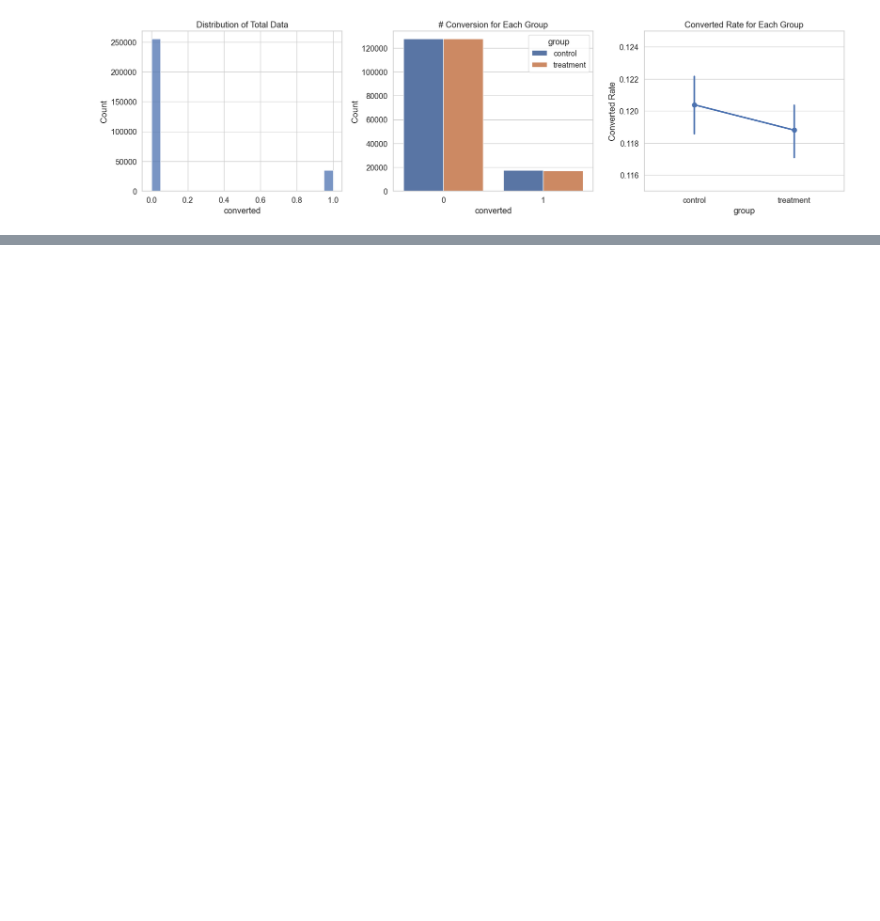
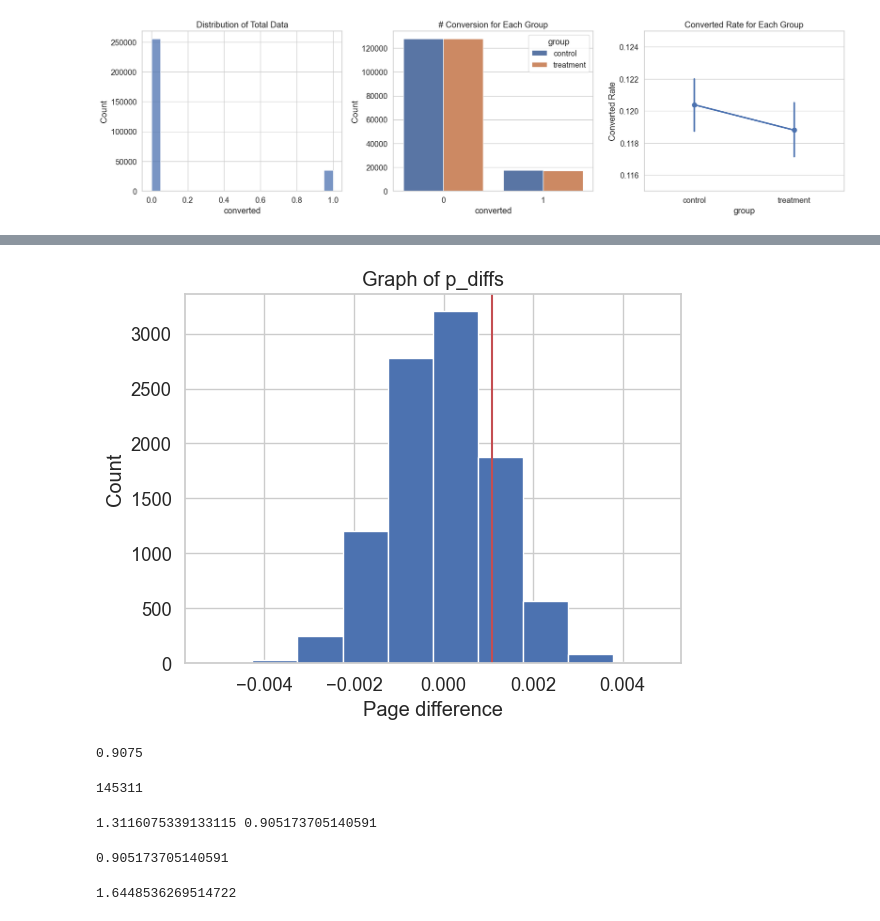
Before and after one commit to imMinsungSim/project, a Jupyter notebook: ABtest.ipynb, the cells around one changed output, grey strips where cells are left out. Cells and saved outputs as stored; diff of their text form; code cells hidden in the pictures; blank space fills up the shorter version.

```diff
--- a/ABtest.ipynb
+++ b/ABtest.ipynb
@@ -247,0 +168,2 @@ group1 group2 meandiff p-adj   lower    upper  reject
+# %%
+old_page_converted = np.random.choice([0, 1], n_old, p = [p_old, 1-p_old])
@@ -247,0 +198,51 @@ group1 group2 meandiff p-adj   lower    upper  reject
+# %%
+#histogram of p_diff
+plt.hist(p_diffs);
+
+plt.title('Graph of p_diffs') #title of graphs
+plt.xlabel('Page difference') # x-label of graphs
+plt.ylabel('Count') # y-label of graphs
+
+plt.axvline(x= obs_diff, color='r');
+# %% [output]
+[figure, added]
+# %%
+var1 = df2[df2['landing_page'] == 'new_page']
+var1=var1['converted'].mean()
+var2 = df2[df2['landing_page'] == 'old_page']
+var2 = var2['converted'].mean()
+actual_diff = var1-var2
+count = 0
+for i in p_diffs:
+    if i> actual_diff:
+        count = count+1
+
+print (count/(len(p_diffs)))
+# %% [output]
+0.9075
+# %%
+import statsmodels.api as sm
+
+convert_old = len(df2.query('converted==1 and landing_page=="old_page"')) #rows converted with old_page
+convert_new = len(df2.query('converted==1 and landing_page=="new_page"')) #rows converted with new_page
+n_old = len(df2.query('landing_page=="old_page"')) #rows_associated with old_page
+n_new = len(df2.query('landing_page=="new_page"')) #rows associated with new_page
+n_new
+# %% [output]
+145311
+# %%
+#Computing z_score and p_value
+z_score, p_value = sm.stats.proportions_ztest([convert_old,convert_new], [n_old, n_new],alternative='smaller')
+
+#display z_score and p_value
+print(z_score,p_value)
+# %% [output]
+1.3116075339133115 0.905173705140591
+# %%
+norm.cdf(z_score)
+# %% [output]
+0.905173705140591
+# %%
+norm.ppf(1-(0.05))
+# %% [output]
+1.6448536269514722
```
Also changed, not shown: parts of 52 cells of this notebook.
